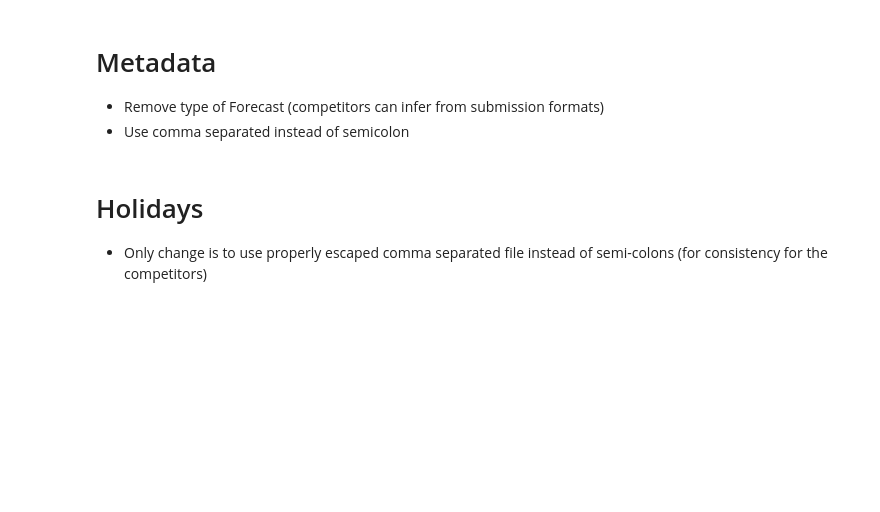
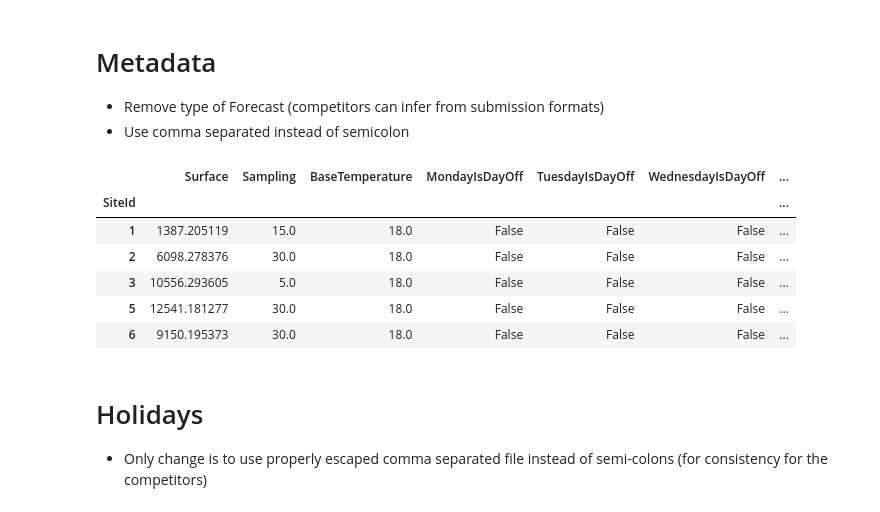
Before and after one commit to GabeOchieng/schneider, a Jupyter notebook: data-preparation/0.1-process-data-consumption.ipynb, the cells around one changed output. Cells and saved outputs as stored; diff of their text form; code cells hidden in the pictures; blank space fills up the shorter version.

Commit message:
data prep nb consumption

```diff
--- a/data-preparation/0.1-process-data-consumption.ipynb
+++ b/data-preparation/0.1-process-data-consumption.ipynb
@@ -238,11 +271,21 @@ metrics.weighted_rmse(tt_vals, tt_vals)
  - Remove type of Forecast (competitors can infer from submission formats)
  - Use comma separated instead of semicolon
 # %%
-meta_data = pd.read_csv(DATA_RAW / 'metadata.csv', sep=';')
+meta_data = pd.read_csv(DATA_RAW / 'metadata.csv', sep=',', index_col=0)
 
 meta_data.drop(['Type_Forecast'], axis=1, inplace=True)
 
 meta_data.to_csv(DATA_FINAL / "public" / "metadata.csv")
+# %%
+meta_data.head()
+# %% [output]
+|  | Surface | Sampling | BaseTemperature | MondayIsDayOff | TuesdayIsDayOff | WednesdayIsDayOff | ... |
+| SiteId |  |  |  |  |  |  | ... |
+| 1 | 1387.205119 | 15.0 | 18.0 | False | False | False | ... |
+| 2 | 6098.278376 | 30.0 | 18.0 | False | False | False | ... |
+| 3 | 10556.293605 | 5.0 | 18.0 | False | False | False | ... |
+| 5 | 12541.181277 | 30.0 | 18.0 | False | False | False | ... |
+| 6 | 9150.195373 | 30.0 | 18.0 | False | False | False | ... |
 # %% [markdown]
 # Holidays
 
```
Also changed, not shown: parts of 9 cells of this notebook.
